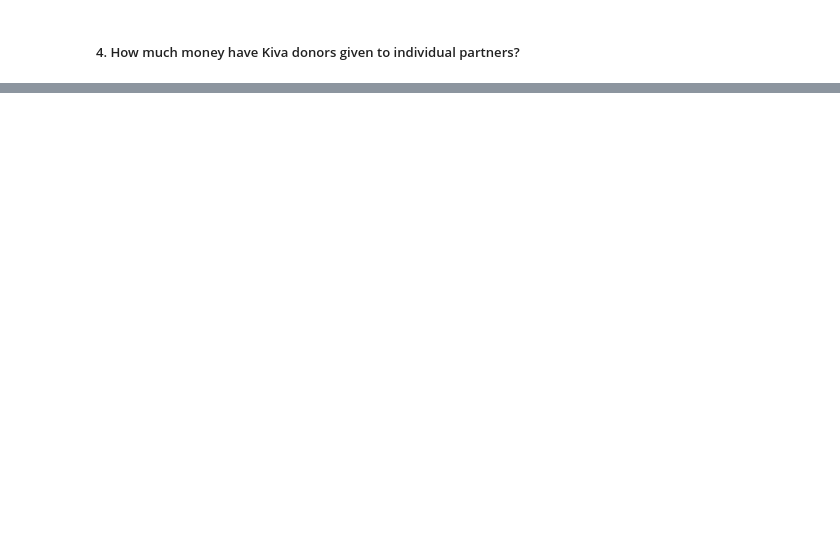
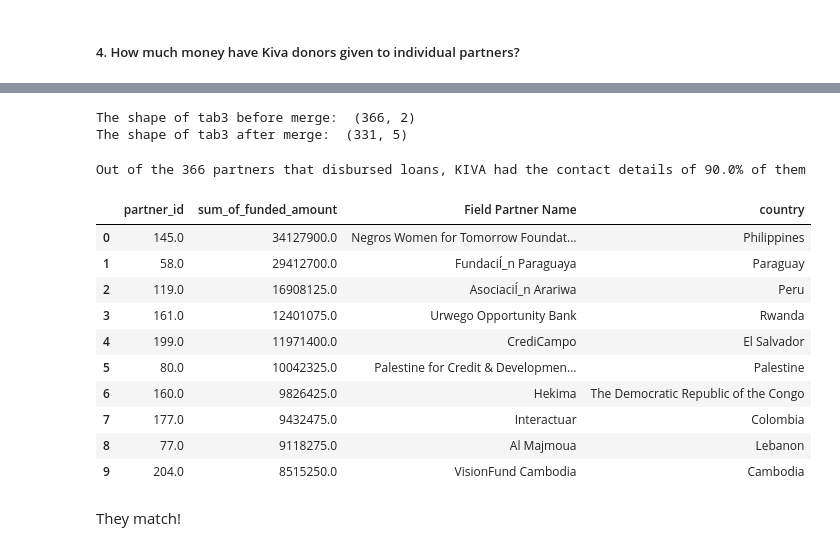
Before and after one commit to masterpython4ds/assignment-1-CeeThinwa, a Jupyter notebook: KIVA Analysis.ipynb, the cells around one changed output, grey strips where cells are left out. Cells and saved outputs as stored; diff of their text form; code cells hidden in the pictures; blank space fills up the shorter version.

```diff
--- a/KIVA Analysis.ipynb
+++ b/KIVA Analysis.ipynb
@@ -298,7 +462,7 @@ tab3 = pd.pivot_table(loan_data_copy, values='funded_amount', index=['partner_id
 tab3 = tab3.sort_values(by=['funded_amount'], ascending=False)
 
 # rename the aggregated column to an appropiate label
-tab3.columns = ['count_of_funded_amount']
+tab3.columns = ['sum_of_funded_amount']
 
 # make some index entries into columns
 tab3 = tab3.reset_index(level=['partner_id'])
@@ -327,7 +515,10 @@ tab4.head(10)
 print('The shape of tab3 before merge: ', tab3.shape)
 
 # join the data, keeping only relevant entries
-result1 = tab4.merge(tab3, right_on='partner_id')
+tab3 = tab3.merge(tab4, on='partner_id')
 
 # final status message
 print('The shape of tab3 after merge: ', tab3.shape)
+# %% [output]
+The shape of tab3 before merge:  (366, 2)
+The shape of tab3 after merge:  (331, 5)
@@ -335,0 +525,31 @@ tab3['']
+# %%
+percentage2 = tab3.shape[0]/366 * 100
+percentage2 = round(percentage2, 0)
+
+print('Out of the 366 partners that disbursed loans, KIVA had the contact details of '+str(percentage2)+'% of them.')
+# %% [output]
+Out of the 366 partners that disbursed loans, KIVA had the contact details of 90.0% of them
+# %%
+# to have more details of the partners that received the most funding by KIVA,
+# sort the results in descending order
+tab3 = tab3.sort_values(by=['sum_of_funded_amount'], ascending=False)
+
+# delete unecessary column
+tab3 = tab3.drop( labels='count_of_amount', axis=1)
+
+# display top 10 results; do they match with the original tab3?
+tab3.head(10)
+# %% [output]
+|  | partner_id | sum_of_funded_amount | Field Partner Name | country |
+| 0 | 145.0 | 34127900.0 | Negros Women for Tomorrow Foundat... | Philippines |
+| 1 | 58.0 | 29412700.0 | FundaciÍ_n Paraguaya | Paraguay |
+| 2 | 119.0 | 16908125.0 | AsociaciÍ_n Arariwa | Peru |
+| 3 | 161.0 | 12401075.0 | Urwego Opportunity Bank | Rwanda |
+| 4 | 199.0 | 11971400.0 | CrediCampo | El Salvador |
+| 5 | 80.0 | 10042325.0 | Palestine for Credit & Developmen... | Palestine |
+| 6 | 160.0 | 9826425.0 | Hekima | The Democratic Republic of the Congo |
+| 7 | 177.0 | 9432475.0 | Interactuar | Colombia |
+| 8 | 77.0 | 9118275.0 | Al Majmoua | Lebanon |
+| 9 | 204.0 | 8515250.0 | VisionFund Cambodia | Cambodia |
+# %% [markdown]
+They match!
```
Also changed, not shown: parts of 21 cells of this notebook.
